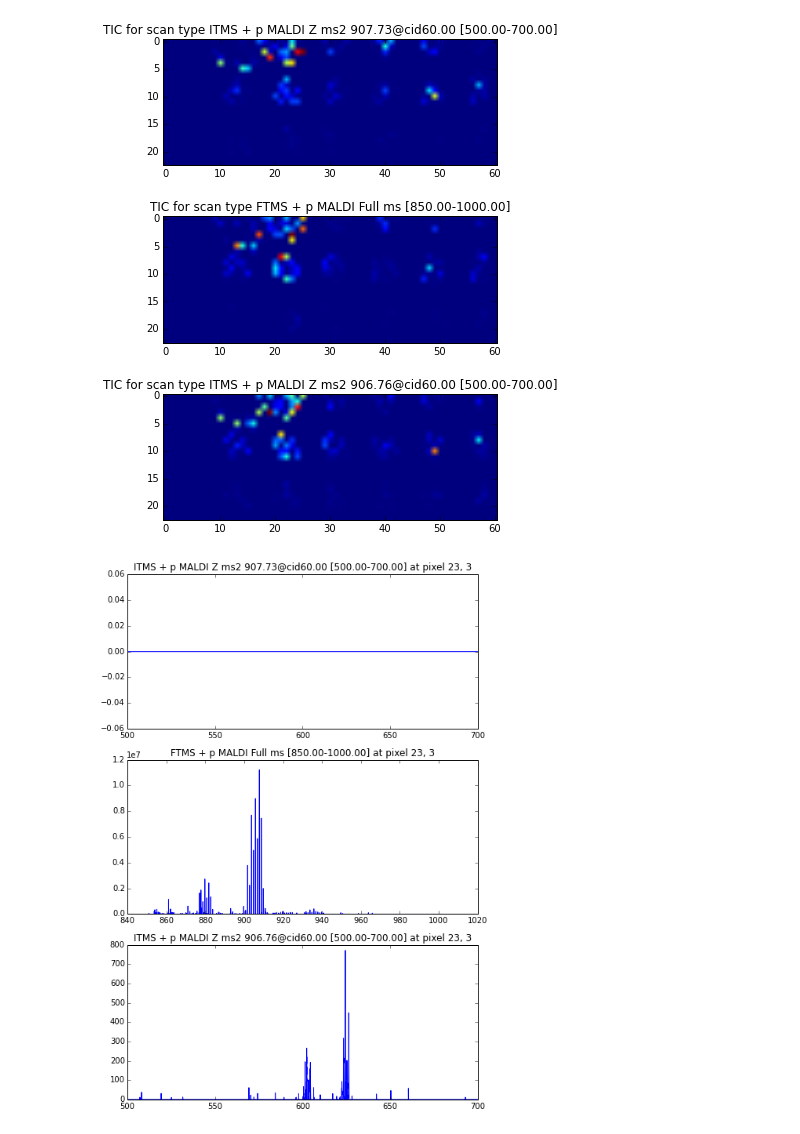
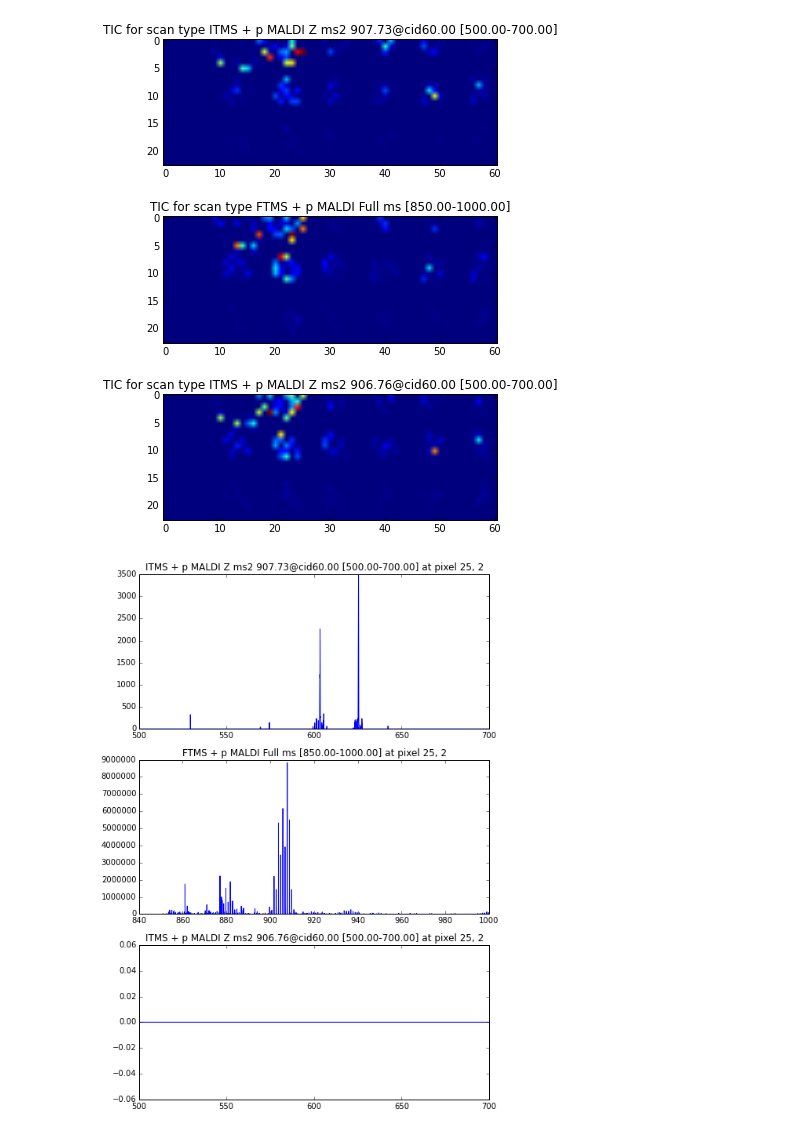
Before and after one commit to biorack/BASTet, a Jupyter notebook: omsi/examples/ipythonNotebooks/reading_MS2_images_with_openMSI.ipynb, the cells around one changed output. Cells and saved outputs as stored; diff of their text form; code cells hidden in the pictures.

```diff
--- a/omsi/examples/ipythonNotebooks/reading_MS2_images_with_openMSI.ipynb
+++ b/omsi/examples/ipythonNotebooks/reading_MS2_images_with_openMSI.ipynb
@@ -40,11 +40,11 @@ for ind in range(len(omsi_ms2.data)):
 # %%
 #Plotting mass spectra for each scan type at a random pixel xbest, ybest
 ## xbest, ybest is the point where MS1 TIC happened to be highest
-xbest, ybest = np.unravel_index(np.argmax(omsi_ms2.data[1][:, :, :].sum(axis=2)), [omsi_ms2.shape[1][0], omsi_ms2.shape[1][1]])
+xbest, ybest = np.unravel_index(np.argmax(omsi_ms2.data[0][:, :, :].sum(axis=2)), [omsi_ms2.shape[0][0], omsi_ms2.shape[0][1]])
 
 f, axarr = plt.subplots(3, 1, figsize = (8, 12))
 for ind in range(len(omsi_ms2.data)):
     axarr[ind].plot(omsi_ms2.mz[ind], omsi_ms2.data[ind][xbest, ybest, :])  #spectra
     axarr[ind].set_title(str(omsi_ms2.scan_types[ind]+' at pixel %s, %s') % (xbest, ybest))
 # %% [output]
-[figure, old version]
+[figure, new version]
```
Also changed, not shown: parts of 8 cells of this notebook.
